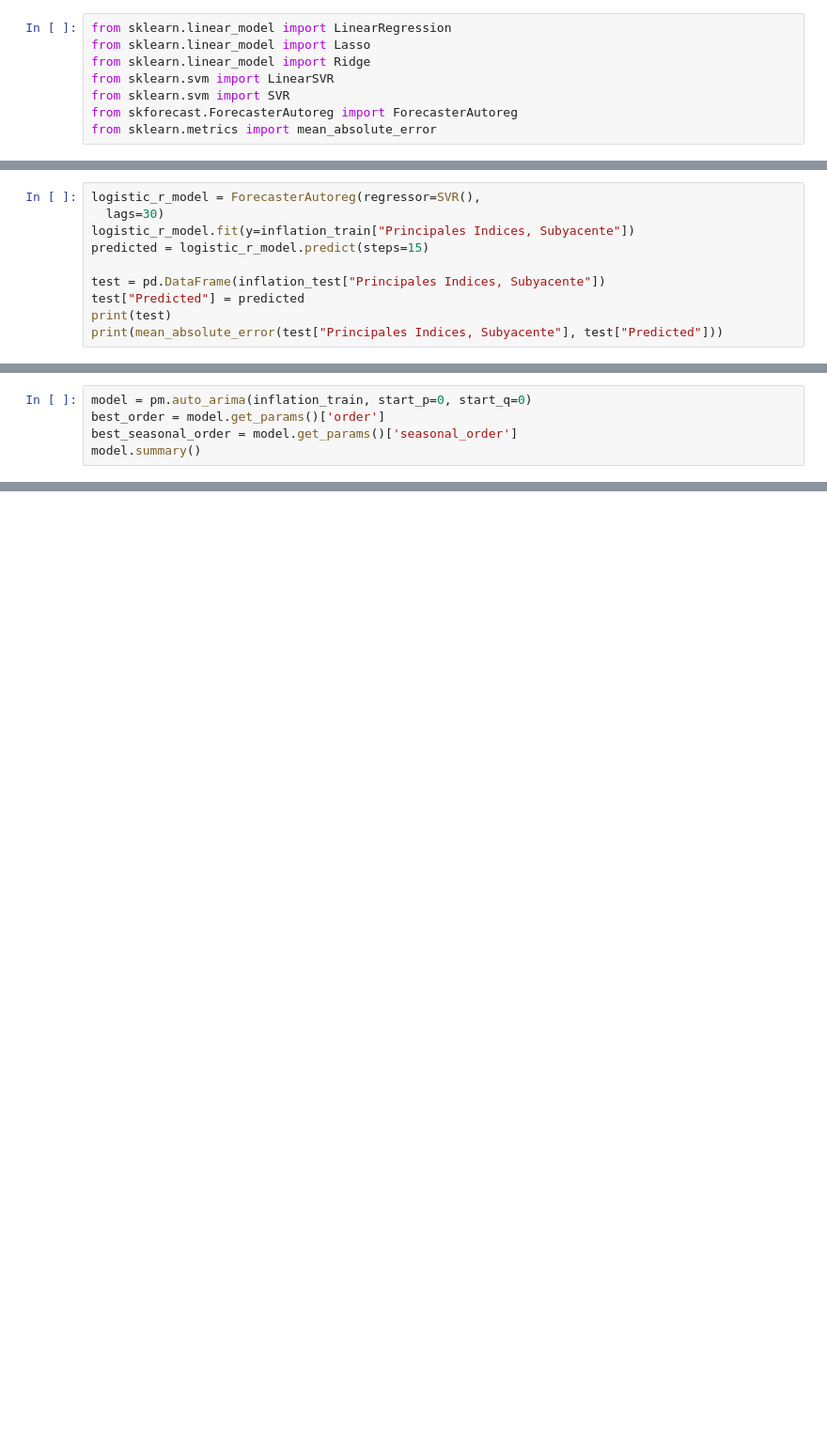
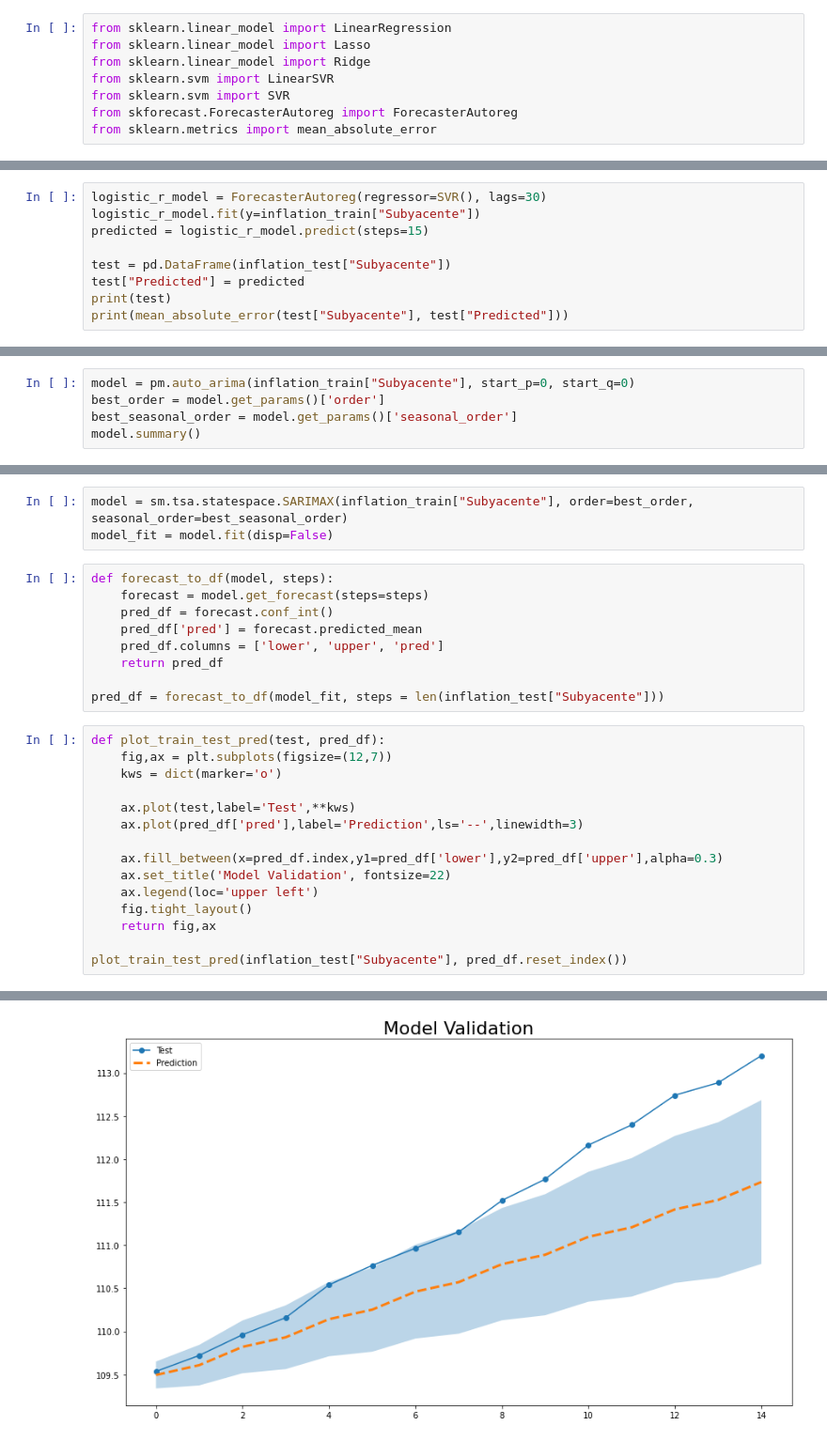
Before and after one commit to IquiBalamHM/hackmty-2021, a Jupyter notebook: jamir/model.ipynb, the cells around one changed output, grey strips where cells are left out. Shown: that part at 94% size. Cells and saved outputs as stored; diff of their text form; blank space fills up the shorter version.

Commit message:
Added Sarimax.

```diff
--- a/jamir/model.ipynb
+++ b/jamir/model.ipynb
@@ -114,11 +114,10 @@ test.plot(figsize=(15, 7))
 # %%
-logistic_r_model = ForecasterAutoreg(regressor=SVR(),
-  lags=30)
-logistic_r_model.fit(y=inflation_train["Principales Indices, Subyacente"])
+logistic_r_model = ForecasterAutoreg(regressor=SVR(), lags=30)
+logistic_r_model.fit(y=inflation_train["Subyacente"])
 predicted = logistic_r_model.predict(steps=15)
 
-test = pd.DataFrame(inflation_test["Principales Indices, Subyacente"])
+test = pd.DataFrame(inflation_test["Subyacente"])
 test["Predicted"] = predicted
 print(test)
-print(mean_absolute_error(test["Principales Indices, Subyacente"], test["Predicted"]))
+print(mean_absolute_error(test["Subyacente"], test["Predicted"]))
 # %% [output]
@@ -144,5 +144,5 @@ import pmdarima as pm
 # %%
-model = pm.auto_arima(inflation_train, start_p=0, start_q=0)
+model = pm.auto_arima(inflation_train["Subyacente"], start_p=0, start_q=0)
 best_order = model.get_params()['order']
 best_seasonal_order = model.get_params()['seasonal_order']
 model.summary()
@@ -150,0 +171,28 @@ TypeError: The DType <class 'numpy.dtype[datetime64]'> could not be promoted by
+# %%
+model = sm.tsa.statespace.SARIMAX(inflation_train["Subyacente"], order=best_order, seasonal_order=best_seasonal_order)
+model_fit = model.fit(disp=False)
+# %%
+def forecast_to_df(model, steps):
+    forecast = model.get_forecast(steps=steps)
+    pred_df = forecast.conf_int()
+    pred_df['pred'] = forecast.predicted_mean
+    pred_df.columns = ['lower', 'upper', 'pred']
+    return pred_df
+
+pred_df = forecast_to_df(model_fit, steps = len(inflation_test["Subyacente"]))
+# %%
+def plot_train_test_pred(test, pred_df):
+    fig,ax = plt.subplots(figsize=(12,7))
+    kws = dict(marker='o')
+
+    ax.plot(test,label='Test',**kws)
+    ax.plot(pred_df['pred'],label='Prediction',ls='--',linewidth=3)
+
+    ax.fill_between(x=pred_df.index,y1=pred_df['lower'],y2=pred_df['upper'],alpha=0.3)
+    ax.set_title('Model Validation', fontsize=22)
+    ax.legend(loc='upper left')
+    fig.tight_layout()
+    return fig,ax
+
+plot_train_test_pred(inflation_test["Subyacente"], pred_df.reset_index())
+# %% [output]
@@ -150,0 +201 @@ TypeError: The DType <class 'numpy.dtype[datetime64]'> could not be promoted by
+[figure, added]
```
Also changed, not shown: parts of 14 cells of this notebook.
